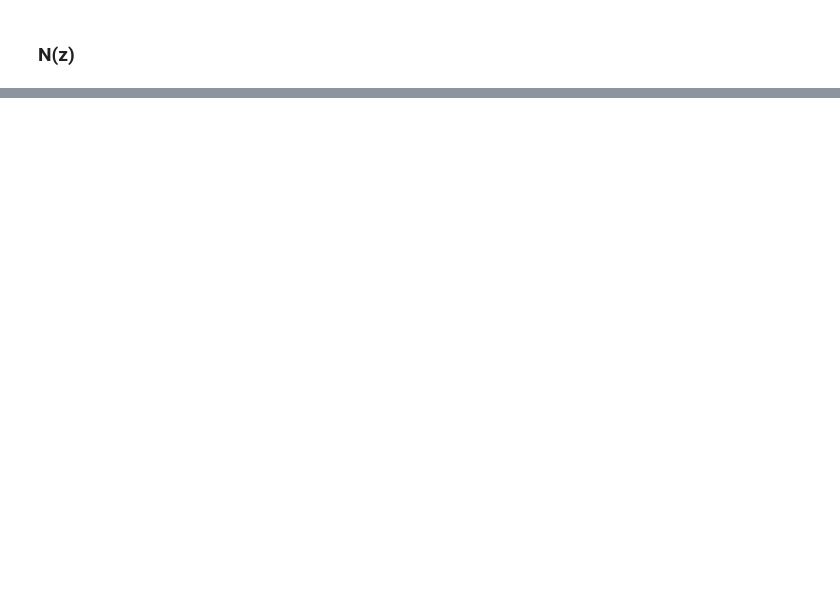
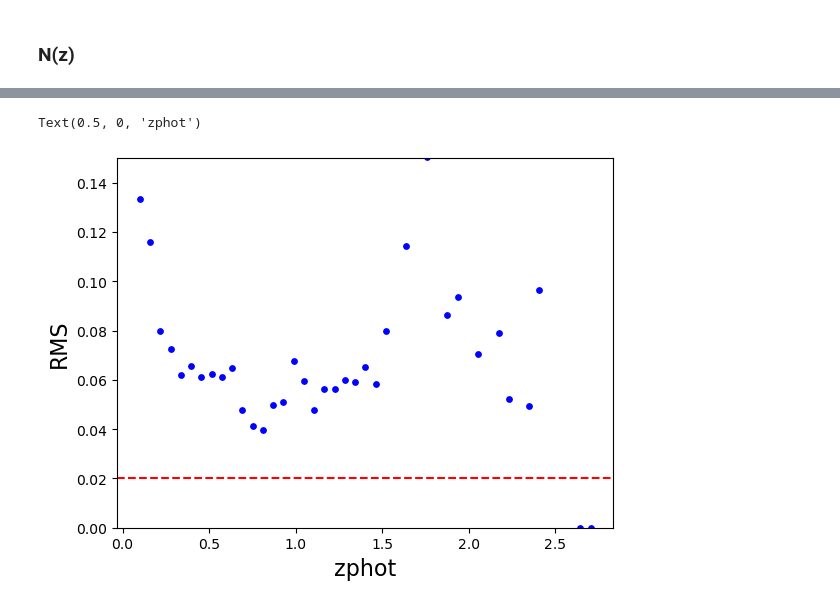
Before and after one commit to linea-it/ic-photoz, a Jupyter notebook: andreia_dourado/04_metrics.ipynb, the cells around one changed output, grey strips where cells are left out. Saved outputs shown, nothing was run; the diff lists cells and outputs as text; code cells hidden in the pictures; blank space fills up the shorter version.

```diff
--- a/andreia_dourado/04_metrics.ipynb
+++ b/andreia_dourado/04_metrics.ipynb
@@ -30,4 +31,9 @@ from scipy.interpolate import UnivariateSpline
 %autoreload
 # %% [markdown]
 ### 1. Reading the data
+# %%
+tree_strategy = '_skl_'
+test = 'test3_'
+run = 'run3_'
+maglim = 'mag_lim_24_1'
 # %%
@@ -279,0 +367,21 @@ plt.savefig('n(z)_FZB.png')
+# %%
+z_bins = np.linspace(0.1,3,50)
+rms_all=[]
+
+for i in range(len(z_bins[:-1])):
+    mask = (zmode>z_bins[i])&(zmode<z_bins[i+1])
+
+    delta = zmode[mask] - ztrue[mask]
+    ez_i = (delta)/(1+ztrue[mask])
+
+    rms_i = np.sqrt(np.mean((ez_i-np.mean(ez_i))**2))
+    rms_all.append(rms_i)
+
+plt.scatter(z_bins[:-1],rms_all,s=15,color='blue')
+plt.ylim(0,0.15)
+plt.axhline(0.02,color='red',ls='--')
+plt.ylabel('RMS',fontsize=16)
+plt.xlabel('zphot',fontsize=16)
+# %% [output]
+Text(0.5, 0, 'zphot')
+[figure, added]
```
Also changed, not shown: parts of 36 cells of this notebook.
